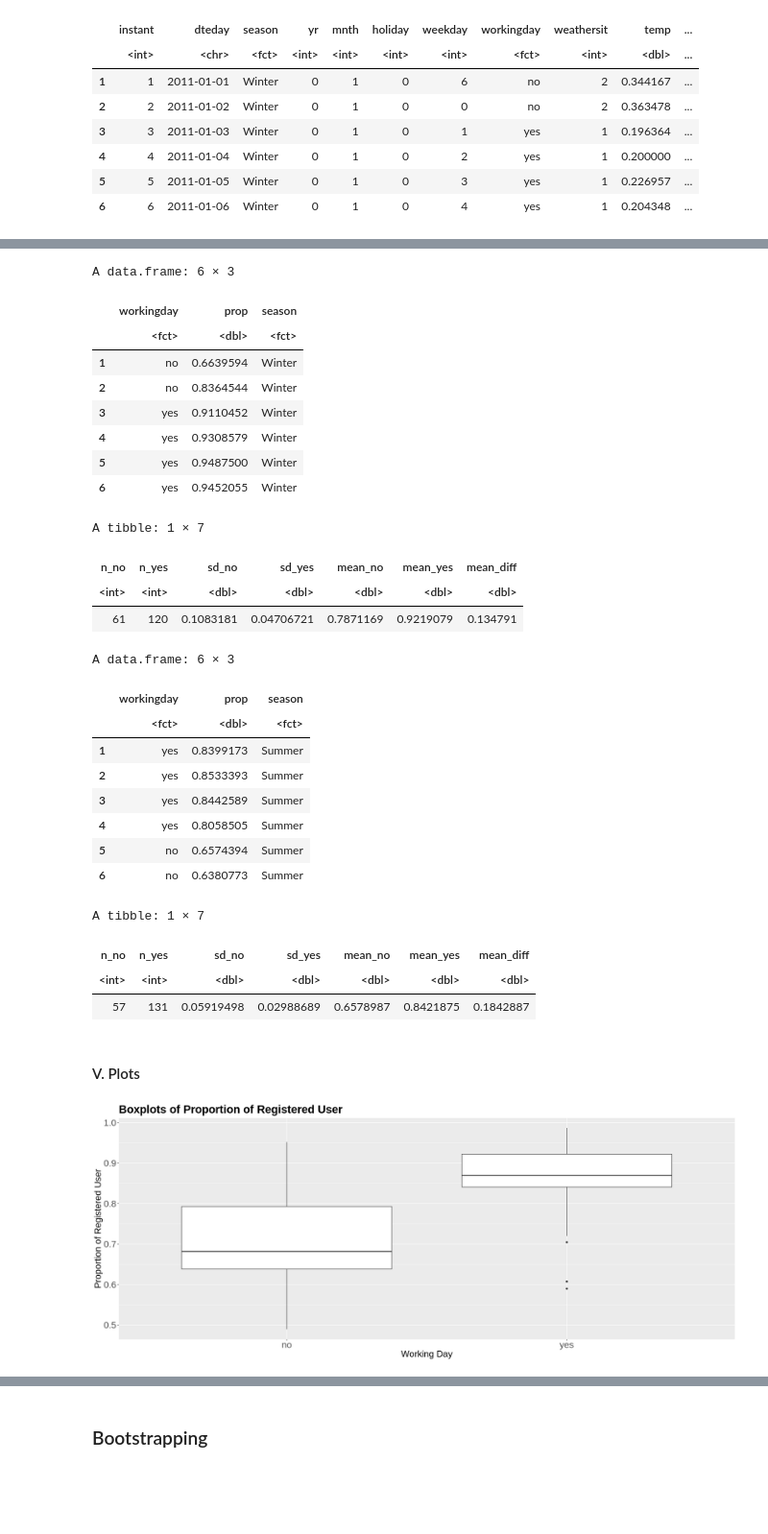
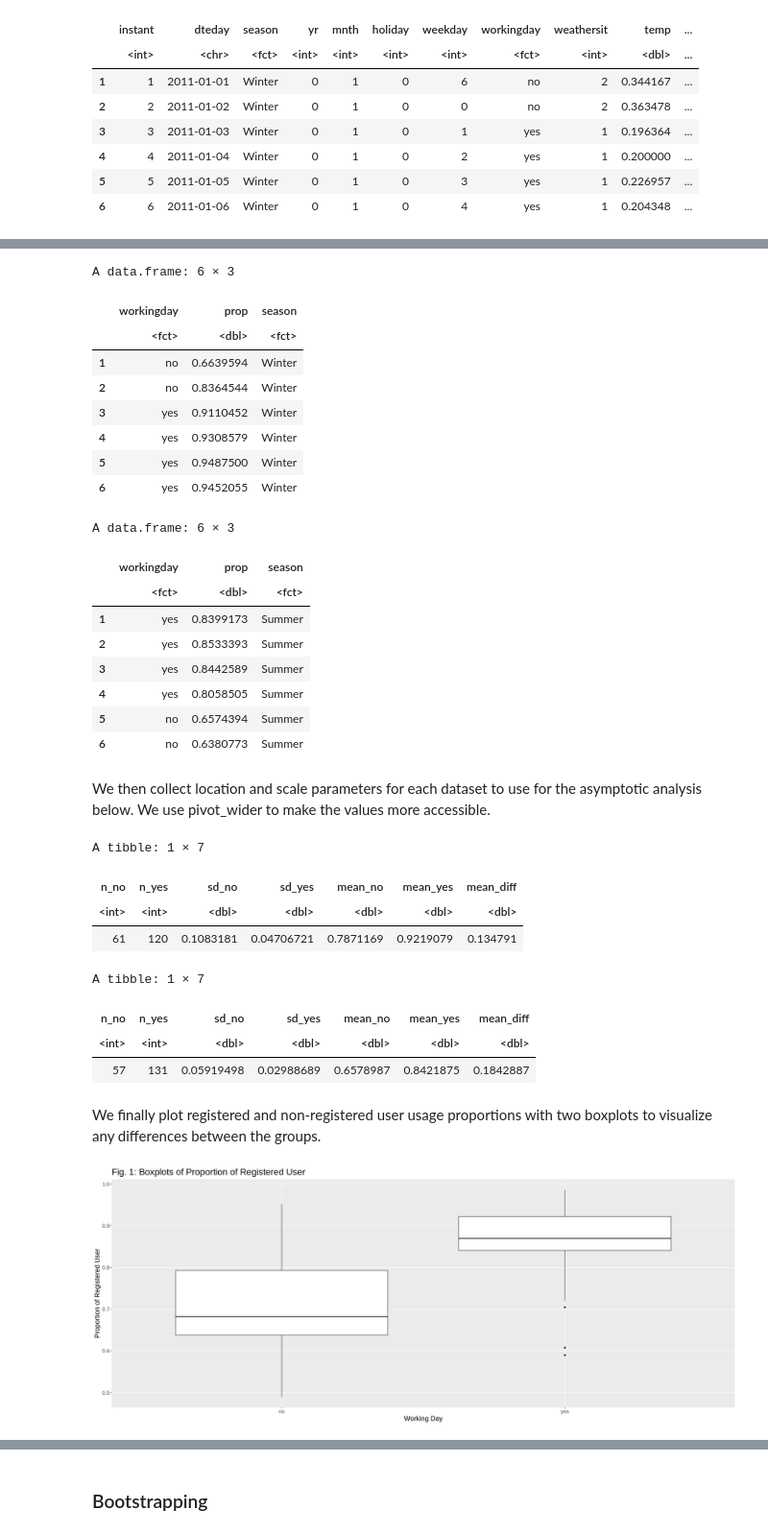
Before and after one commit to alexbastin/stat-201, a Jupyter notebook: project_part_1.ipynb, the cells around one changed output, grey strips where cells are left out. Shown at 96% size. Drawn from its saved outputs; the diff is of its cells as text; code cells hidden in the pictures; blank space fills up the shorter version.

```diff
--- a/project_part_1.ipynb
+++ b/project_part_1.ipynb
@@ -107,17 +81,13 @@ registered_prop_winter <-
 
 head(registered_prop_winter)
 
-sample_summary_winter <-
-    registered_prop_winter %>%
-    group_by(workingday) %>%
-    summarize(mean = mean(prop),
-              n = n(),
-              sd = sd(prop),
-              `.groups` = "drop") %>%
-    pivot_wider(names_from = workingday, values_from = c(n, sd, mean)) %>%
-    mutate(mean_diff = mean_yes - mean_no)
+## Filter and select the data in summer
+registered_prop_summer <-
+    weather_mutated_data %>%
+    filter(season == "Summer") %>%
+    select(workingday, prop, season)
 
-sample_summary_winter
+head(registered_prop_summer)
 # %% [output]
 A data.frame: 6 × 3
 |  | workingday | prop | season |
@@ -128,19 +98,19 @@ A data.frame: 6 × 3
 | 4 | yes | 0.9308579 | Winter |
 | 5 | yes | 0.9487500 | Winter |
 | 6 | yes | 0.9452055 | Winter |
-A tibble: 1 × 7
+A data.frame: 6 × 3
-| n_no | n_yes | sd_no | sd_yes | mean_no | mean_yes | mean_diff |
-| <int> | <int> | <dbl> | <dbl> | <dbl> | <dbl> | <dbl> |
-| 61 | 120 | 0.1083181 | 0.04706721 | 0.7871169 | 0.9219079 | 0.134791 |
+|  | workingday | prop | season |
+|  | <fct> | <dbl> | <fct> |
+| 1 | yes | 0.8399173 | Summer |
+| 2 | yes | 0.8533393 | Summer |
+| 3 | yes | 0.8442589 | Summer |
+| 4 | yes | 0.8058505 | Summer |
+| 5 | no | 0.6574394 | Summer |
+| 6 | no | 0.6380773 | Summer |
+# %% [markdown]
+We then collect location and scale parameters for each dataset to use for the asymptotic analysis below. We use pivot_wider to make the values more accessible.
 # %%
-## Filter and select the data in summer
-registered_prop_summer <-
-    weather_mutated_data %>%
-    filter(season == "Summer") %>%
-    select(workingday, prop, season)
-
-head(registered_prop_summer)
-
+# Summary parameter for summer
 sample_summary_summer <-
     registered_prop_summer %>%
     group_by(workingday) %>%
@@ -151,38 +121,44 @@ sample_summary_summer <-
     pivot_wider(names_from = workingday, values_from = c(n, sd, mean)) %>%
     mutate(mean_diff = mean_yes - mean_no)
 
+# Summary parameter for winter
+sample_summary_winter <-
+    registered_prop_winter %>%
+    group_by(workingday) %>%
+    summarize(mean = mean(prop),
+              n = n(),
+              sd = sd(prop),
+              `.groups` = "drop") %>%
+    pivot_wider(names_from = workingday, values_from = c(n, sd, mean)) %>%
+    mutate(mean_diff = mean_yes - mean_no)
+
+sample_summary_winter
 sample_summary_summer
 # %% [output]
-A data.frame: 6 × 3
+A tibble: 1 × 7
-|  | workingday | prop | season |
-|  | <fct> | <dbl> | <fct> |
-| 1 | yes | 0.8399173 | Summer |
-| 2 | yes | 0.8533393 | Summer |
-| 3 | yes | 0.8442589 | Summer |
-| 4 | yes | 0.8058505 | Summer |
-| 5 | no | 0.6574394 | Summer |
-| 6 | no | 0.6380773 | Summer |
+| n_no | n_yes | sd_no | sd_yes | mean_no | mean_yes | mean_diff |
+| <int> | <int> | <dbl> | <dbl> | <dbl> | <dbl> | <dbl> |
+| 61 | 120 | 0.1083181 | 0.04706721 | 0.7871169 | 0.9219079 | 0.134791 |
 A tibble: 1 × 7
 | n_no | n_yes | sd_no | sd_yes | mean_no | mean_yes | mean_diff |
 | <int> | <int> | <dbl> | <dbl> | <dbl> | <dbl> | <dbl> |
 | 57 | 131 | 0.05919498 | 0.02988689 | 0.6578987 | 0.8421875 | 0.1842887 |
 # %% [markdown]
-#### V. Plots
+We finally plot registered and non-registered user usage proportions with two boxplots to visualize any differences between the groups.
 # %%
+# Setting the scale
 options(repr.plot.width = 20, repr.plot.height = 8)
 
-# Distribution of proportion of raw data
-
+# Creating the two boxplots
 boxplots <-
     weather_mutated_data %>%
     ggplot(aes(x = workingday, y = prop)) +
     geom_boxplot() +
     xlab("Working Day") +
     ylab("Proportion of Registered User") +
-ggtitle("Boxplots of Proportion of Registered User")+
-theme(plot.title = element_text(size = 25, face = "bold"), axis.title=element_text(size=20), text = element_text(size=25))
-
+ggtitle("Fig. 1: Boxplots of Proportion of Registered User")+
+theme(plot.title = element_text(size = 20), axis.title=element_text(size=15), text = element_text(size=15))
 
 boxplots
 # %% [output]
-[figure, old version]
+[figure, new version]
```
Also changed, not shown: parts of 65 cells of this notebook.
